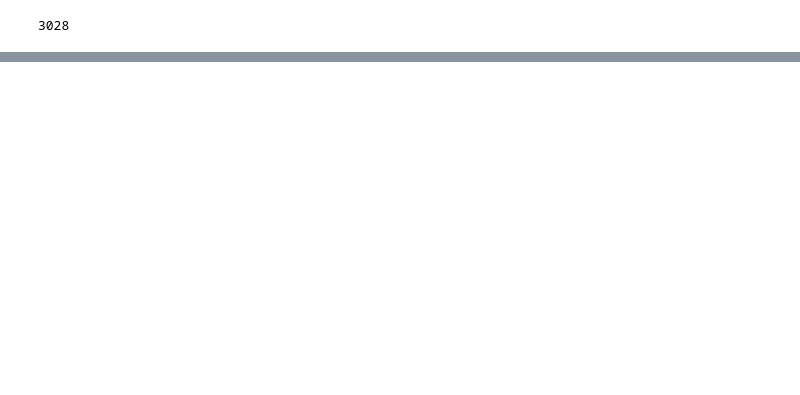
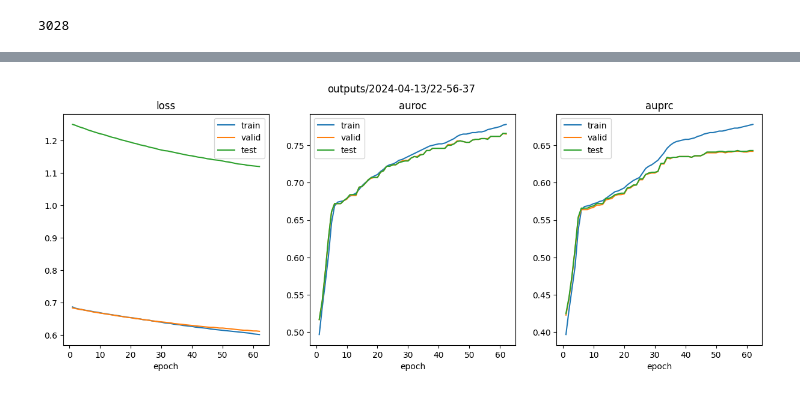
Before and after one commit to constantinkappel/dlh_project, a Jupyter notebook: 04_Collating_Training_Results.ipynb, the cells around one changed output, grey strips where cells are left out. Drawn from its saved outputs; the diff is of its cells as text; code cells hidden in the pictures; blank space fills up the shorter version.

```diff
--- a/04_Collating_Training_Results.ipynb
+++ b/04_Collating_Training_Results.ipynb
@@ -156,9 +185,18 @@ df_metrics.head(100)
 # %%
 df_metrics.to_excel("outputs/metrics.xlsx", index=False)
 # %%
-def plot_metrics(df_metrics: pd.DataFrame, run: str):
-    fig, ax = plt.subplots()
-    for fold in ['train', 'valid', 'test']:
-        df_metrics.loc[(df_metrics['fold']==fold) & (df_metrics['run']==run)].plot(x='epoch', y='loss', ax=ax, label=fold)
-    plt.title(run)
+def plot_metrics(df_metrics: pd.DataFrame, run: str, metrics: List[str] = ['loss', 'auroc', 'auprc']):
+    run = Path(run)
+    ncols = len(metrics)
+    fig, axes = plt.subplots(nrows=1, ncols=ncols, figsize=(15, 5))
+    for i, metric in enumerate(metrics):
+        for fold in ['train', 'valid', 'test']:
+            ax = axes[i]
+            df_metrics.loc[(df_metrics['fold']==fold) & (df_metrics['run']==run)].plot(x='epoch', y=metric, ax=ax, label=fold)
+            ax.set_title(metric)
+    fig.suptitle(run)
     plt.show()
+# %%
+plot_metrics(df_metrics, 'outputs/2024-04-13/22-56-37')
+# %% [output]
+[figure, added]
```
Also changed, not shown: parts of 7 cells of this notebook, 3 other files.
